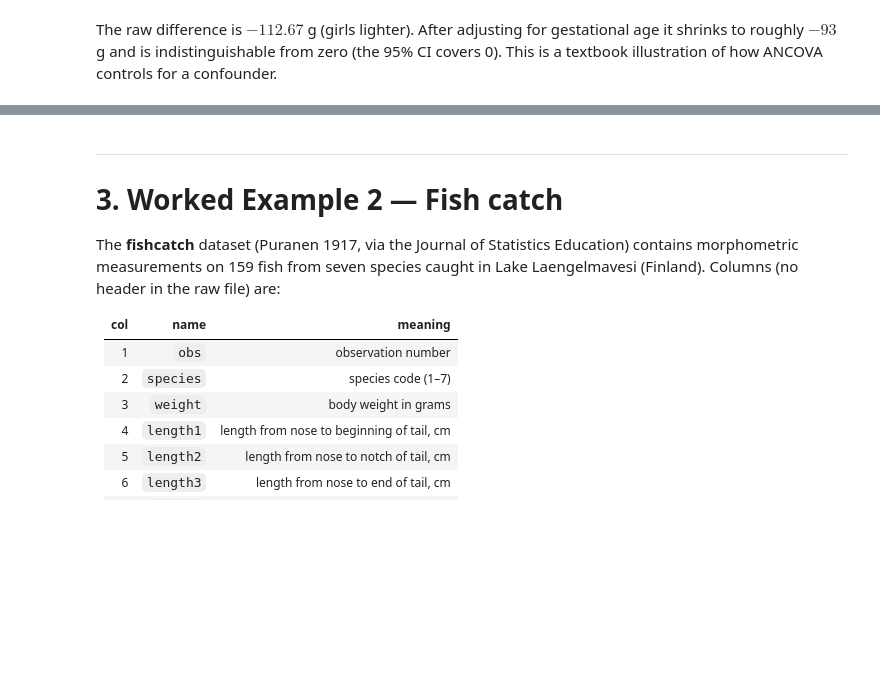
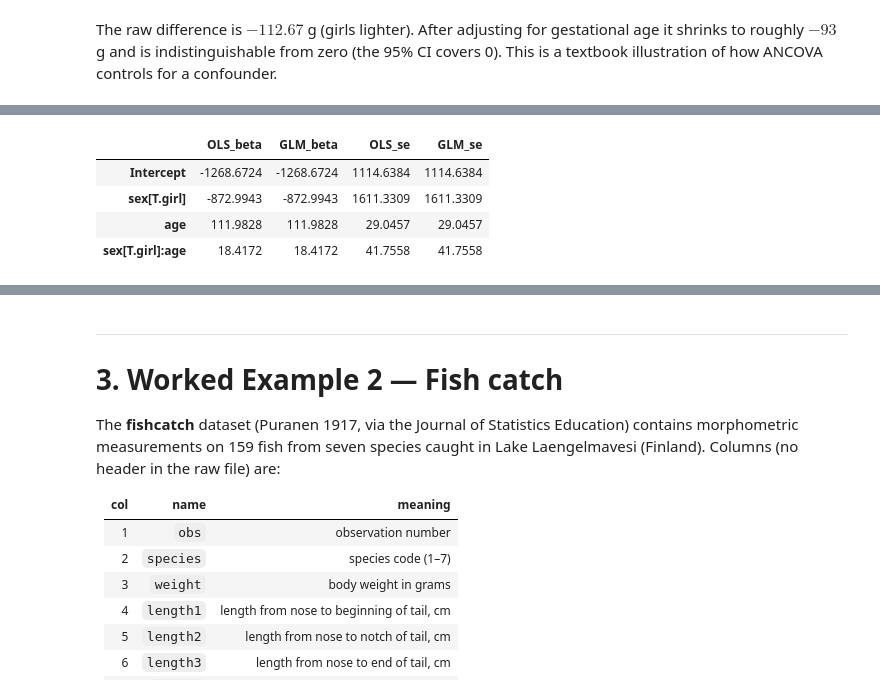
Before and after one commit to francji1/01ZLMA, a Jupyter notebook: code/01ZLMA_ex06_ANCOVA.ipynb, the cells around one changed output, grey strips where cells are left out. Cells and saved outputs as stored; diff of their text form; code cells hidden in the pictures; blank space fills up the shorter version.

```diff
--- a/code/01ZLMA_ex06_ANCOVA.ipynb
+++ b/code/01ZLMA_ex06_ANCOVA.ipynb
@@ -531,0 +554,14 @@ The raw difference is $-112.67$ g (girls lighter). After adjusting for gestation
+# %%
+# Same MLE estimates as OLS: compare coefficients and standard errors
+pd.DataFrame({
+    "OLS_beta":  m.params,
+    "GLM_beta":  m_glm.params,
+    "OLS_se":    m.bse,
+    "GLM_se":    m_glm.bse,
+}).round(4)
+# %% [output]
+|  | OLS_beta | GLM_beta | OLS_se | GLM_se |
+| Intercept | -1268.6724 | -1268.6724 | 1114.6384 | 1114.6384 |
+| sex[T.girl] | -872.9943 | -872.9943 | 1611.3309 | 1611.3309 |
+| age | 111.9828 | 111.9828 | 29.0457 | 29.0457 |
+| sex[T.girl]:age | 18.4172 | 18.4172 | 41.7558 | 41.7558 |
```
Also changed, not shown: parts of 12 cells of this notebook.
